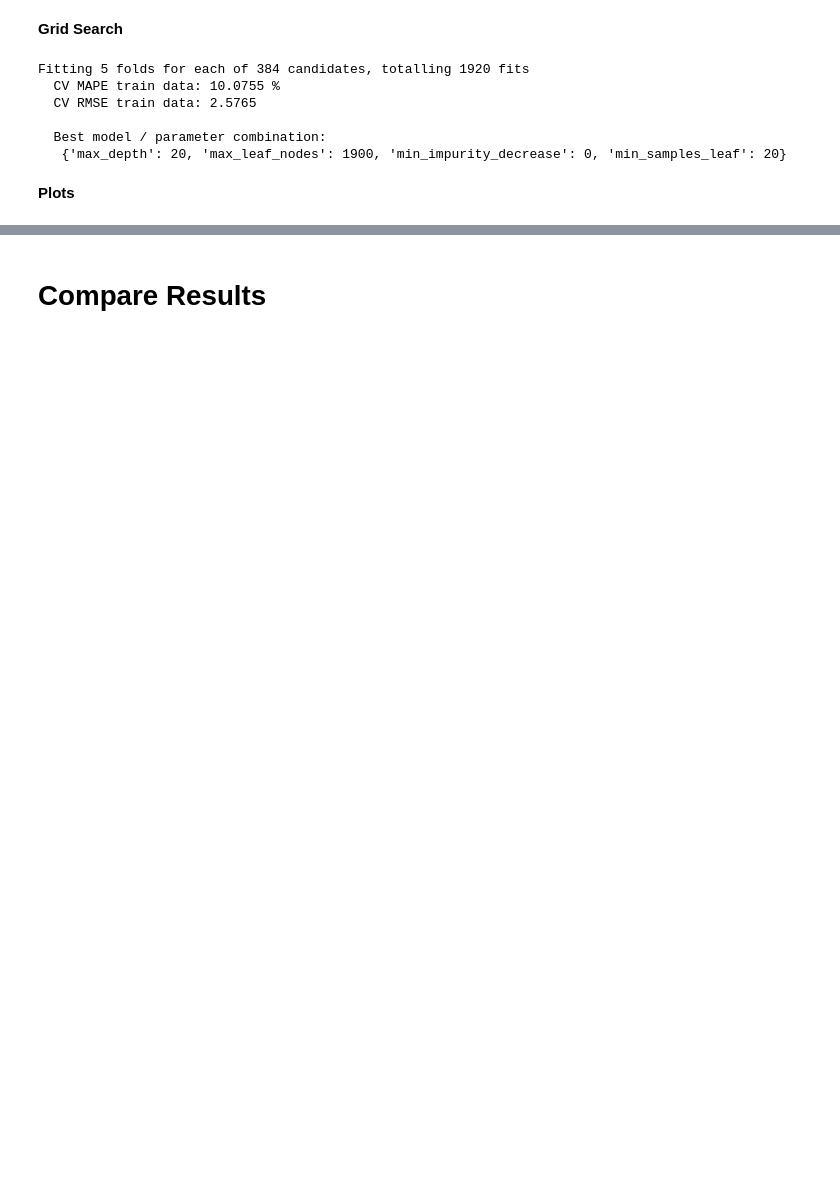
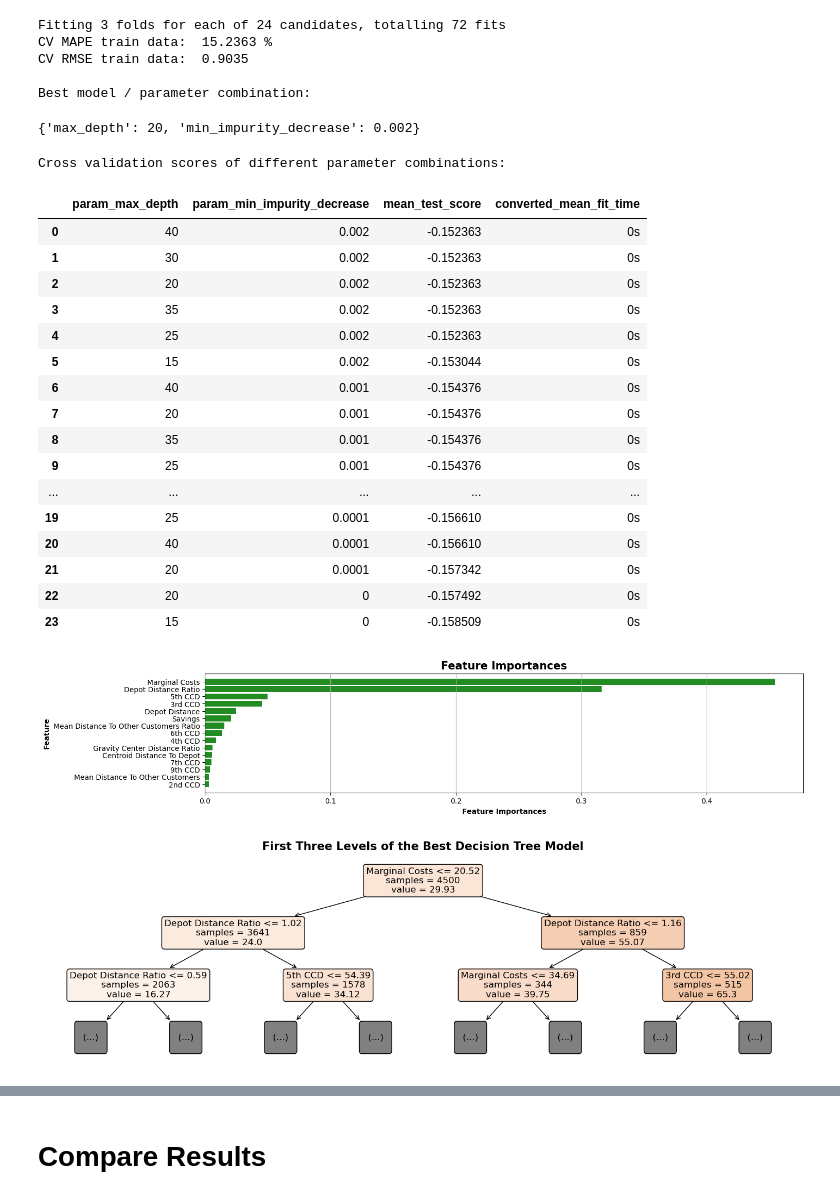
Before and after one commit to dennismgoetz/MA_predicting_Shapley_values, a Jupyter notebook: tree.ipynb, the cells around one changed output, grey strips where cells are left out. Cells and saved outputs as stored; diff of their text form; code cells hidden in the pictures; blank space fills up the shorter version.

```diff
--- a/tree.ipynb
+++ b/tree.ipynb
@@ -39,18 +73,0 @@ train_size = f'{int(np.round(100 * len(X_train)/len(X)))} %'
-# %%
-# randomized grid search cross validation
-param_distributions = {'max_depth': range(10, 50),
-                       'max_leaf_nodes': range(1400, 1800),
-                       'min_samples_leaf': range(1, 20),
-                       'min_impurity_decrease': uniform(0, 0.005)}
-
-random_grid_search = RandomizedSearchCV(estimator=DecisionTreeRegressor(), param_distributions=param_distributions, cv=5,
-                                        n_iter=200, scoring='neg_mean_absolute_percentage_error',
-                                        verbose=False, n_jobs=-1, random_state=0)
-fit_time = fun_fit_gridsearch_time(random_grid_search, X_train, y_train)
-
-# view results of grid search cross validation
-MAPE, RMSE = fun_best_model(random_grid_search, X_train, y_train, view_results_df=False, return_scores=True)
-
-# save results to dictionary
-results_dict = {}
-results_dict['Decision Tree (RGS)'] = {'MAPE': MAPE, 'RMSE': RMSE, 'Fit gird searach time': fit_time, 'Train size': train_size}
@@ -63,28 +74,58 @@ results_dict['Decision Tree (RGS)'] = {'MAPE': MAPE, 'RMSE': RMSE, 'Fit gird sea
-# %% [markdown]
-**Grid Search**
 # %%
-# grid search cross validation
+# Grid search cross validation
 param_grid = {'max_depth': [15, 20, 25, 30, 35, 40],
               'max_leaf_nodes': [1600, 1700, 1800, 1900],
               'min_samples_leaf': [5, 10, 15, 20],
               'min_impurity_decrease': [0, 0.0001, 0.001, 0.002]}
 
-grid_search = GridSearchCV(estimator=DecisionTreeRegressor(random_state=0), param_grid=param_grid, cv=5,
+grid_search = GridSearchCV(estimator=DecisionTreeRegressor(random_state=0), param_grid=param_grid, cv=3,
                            scoring='neg_mean_absolute_percentage_error',
                            verbose=True, n_jobs=-1)
-fit_time = fun_fit_gridsearch_time(grid_search, X_train, y_train)
+fit_time = fun_fit_tuning(search_method=grid_search, X_train=X_train, y_train=y_train, file_name='DT_GS_best_params.pkl')
 
-# view results of grid search cross validation
-MAPE, RMSE = fun_best_model(grid_search, X_train, y_train, view_results_df=False, return_scores=True)
+# View results of grid search cross validation
+model_results_dict = fun_scores(model=grid_search, X_train=X_train, y_train=y_train, cv=3)
+model_results_dict['Grid Search CV computation time'] = fit_time
 
-# save results to dictionary
-results_dict['Decision Tree (GS)'] = {'MAPE': MAPE, 'RMSE': RMSE, 'Fit gird searach time': fit_time, 'Train size': train_size}
+# Save results to dictionary
+results_dict['Decision Tree (GS)'] = model_results_dict
+
+# View grid search CV scores of all parameter combinations
+results_df = fun_tuning_results(search_method=grid_search, search_space=param_grid)
+
+# View feature importances of best estimator
+plot_feature_weights(model=grid_search.best_estimator_, X_train=X_train, n_features=15)
+
+# Visualize the tree
+plt.figure(figsize=(18, 5))
+plot_tree(decision_tree=grid_search.best_estimator_, max_depth=2, feature_names=X_train.columns, filled=True,
+          impurity=False, rounded=True, precision=2, fontsize=12)
+plt.title('First Three Levels of the Best Decision Tree Model', size=15, fontweight='bold')
+plt.show()
 # %% [output]
-Fitting 5 folds for each of 384 candidates, totalling 1920 fits
-  CV MAPE train data: 10.0755 %
-  CV RMSE train data: 2.5765
+Fitting 3 folds for each of 24 candidates, totalling 72 fits
+CV MAPE train data:  15.2363 %
+CV RMSE train data:  0.9035
 
-  Best model / parameter combination:
-   {'max_depth': 20, 'max_leaf_nodes': 1900, 'min_impurity_decrease': 0, 'min_samples_leaf': 20}
+Best model / parameter combination:
+{'max_depth': 20, 'min_impurity_decrease': 0.002}
+Cross validation scores of different parameter combinations:
+|  | param_max_depth | param_min_impurity_decrease | mean_test_score | converted_mean_fit_time |
+| 0 | 40 | 0.002 | -0.152363 | 0s |
+| 1 | 30 | 0.002 | -0.152363 | 0s |
+| 2 | 20 | 0.002 | -0.152363 | 0s |
+| 3 | 35 | 0.002 | -0.152363 | 0s |
+| 4 | 25 | 0.002 | -0.152363 | 0s |
+| 5 | 15 | 0.002 | -0.153044 | 0s |
+| 6 | 40 | 0.001 | -0.154376 | 0s |
+| 7 | 20 | 0.001 | -0.154376 | 0s |
+| 8 | 35 | 0.001 | -0.154376 | 0s |
+| 9 | 25 | 0.001 | -0.154376 | 0s |
+| ... | ... | ... | ... | ... |
+| 19 | 25 | 0.0001 | -0.156610 | 0s |
+| 20 | 40 | 0.0001 | -0.156610 | 0s |
+| 21 | 20 | 0.0001 | -0.157342 | 0s |
+| 22 | 20 | 0 | -0.157492 | 0s |
+| 23 | 15 | 0 | -0.158509 | 0s |
+[figure, added]
+[figure, added]
-# %% [markdown]
-**Plots**
```
Also changed, not shown: parts of 10 cells of this notebook, 25 other files.
